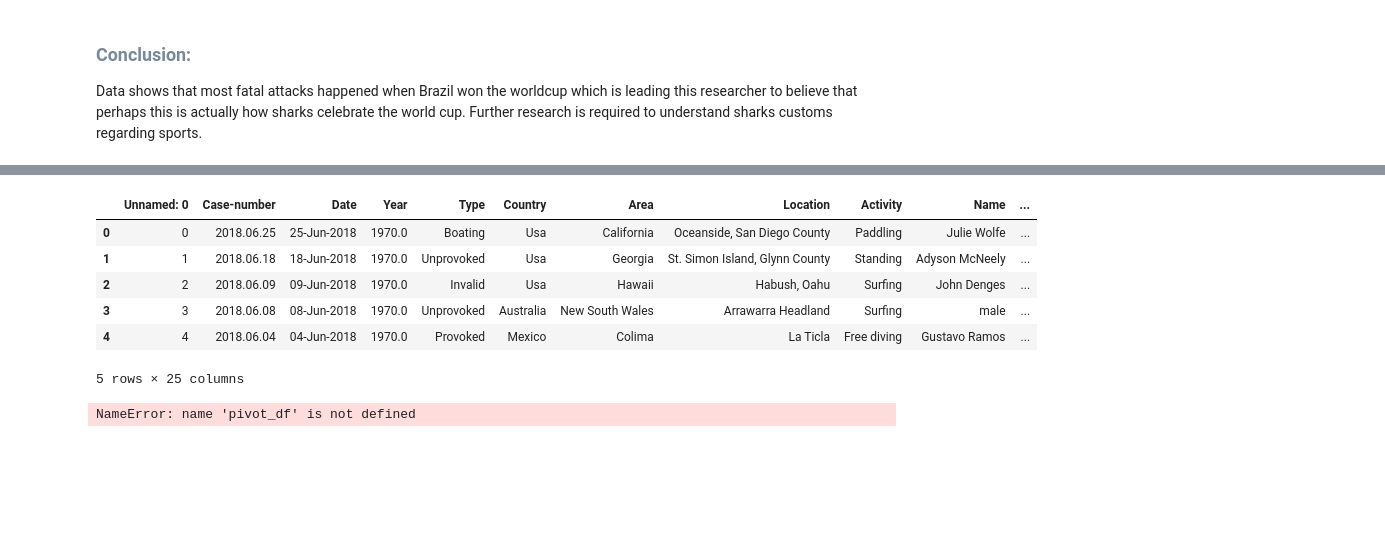
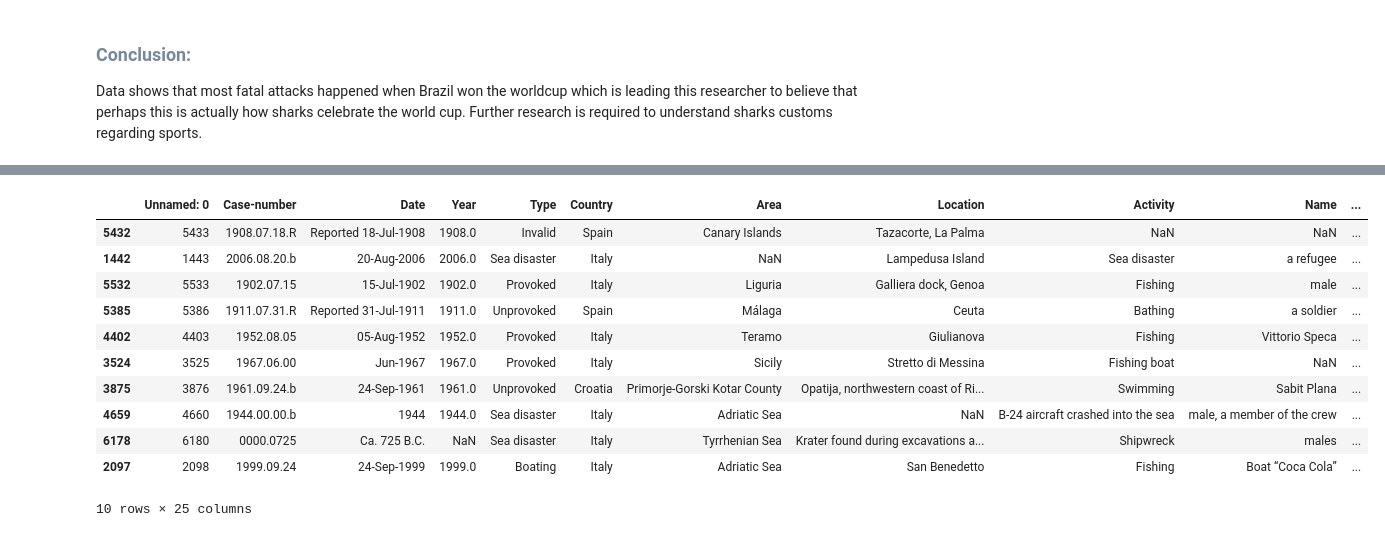
Before and after one commit to danidimarti/project1-csv_analysis, a Jupyter notebook: extraction-and-visualization.ipynb, the cells around one changed output, grey strips where cells are left out. Drawn from its saved outputs; the diff is of its cells as text; code cells hidden in the pictures; blank space fills up the shorter version.

```diff
--- a/extraction-and-visualization.ipynb
+++ b/extraction-and-visualization.ipynb
@@ -241,16 +193,0 @@ plt.axhline(y=4.96, xmin=0, xmax=2022, c='black', linewidth=0.5)
-# %%
-df['Year'] = pd.to_datetime(df['Year'])
-df.Year = pd.to_datetime(df.Year).dt.year
-df.head()
-# %% [output]
-|  | Unnamed: 0 | Case-number | Date | Year | Type | Country | Area | Location | Activity | Name | ... |
-| 0 | 0 | 2018.06.25 | 25-Jun-2018 | 1970.0 | Boating | Usa | California | Oceanside, San Diego County | Paddling | Julie Wolfe | ... |
-| 1 | 1 | 2018.06.18 | 18-Jun-2018 | 1970.0 | Unprovoked | Usa | Georgia | St. Simon Island, Glynn County | Standing | Adyson McNeely | ... |
-| 2 | 2 | 2018.06.09 | 09-Jun-2018 | 1970.0 | Invalid | Usa | Hawaii | Habush, Oahu | Surfing | John Denges | ... |
-| 3 | 3 | 2018.06.08 | 08-Jun-2018 | 1970.0 | Unprovoked | Australia | New South Wales | Arrawarra Headland | Surfing | male | ... |
-| 4 | 4 | 2018.06.04 | 04-Jun-2018 | 1970.0 | Provoked | Mexico | Colima | La Ticla | Free diving | Gustavo Ramos | ... |
-5 rows × 25 columns
-# %%
-pivot_df.head()
-# %% [output]
-NameError: name 'pivot_df' is not defined
@@ -272,0 +194,15 @@ df_index.sample(5)
+# %%
+df_global.sample(10)
+# %% [output]
+|  | Unnamed: 0 | Case-number | Date | Year | Type | Country | Area | Location | Activity | Name | ... |
+| 5432 | 5433 | 1908.07.18.R | Reported 18-Jul-1908 | 1908.0 | Invalid | Spain | Canary Islands | Tazacorte, La Palma | NaN | NaN | ... |
+| 1442 | 1443 | 2006.08.20.b | 20-Aug-2006 | 2006.0 | Sea disaster | Italy | NaN | Lampedusa Island | Sea disaster | a refugee | ... |
+| 5532 | 5533 | 1902.07.15 | 15-Jul-1902 | 1902.0 | Provoked | Italy | Liguria | Galliera dock, Genoa | Fishing | male | ... |
+| 5385 | 5386 | 1911.07.31.R | Reported 31-Jul-1911 | 1911.0 | Unprovoked | Spain | Málaga | Ceuta | Bathing | a soldier | ... |
+| 4402 | 4403 | 1952.08.05 | 05-Aug-1952 | 1952.0 | Provoked | Italy | Teramo | Giulianova | Fishing | Vittorio Speca | ... |
+| 3524 | 3525 | 1967.06.00 | Jun-1967 | 1967.0 | Provoked | Italy | Sicily | Stretto di Messina | Fishing boat | NaN | ... |
+| 3875 | 3876 | 1961.09.24.b | 24-Sep-1961 | 1961.0 | Unprovoked | Croatia | Primorje-Gorski Kotar County | Opatija, northwestern coast of Ri... | Swimming | Sabit Plana | ... |
+| 4659 | 4660 | 1944.00.00.b | 1944 | 1944.0 | Sea disaster | Italy | Adriatic Sea | NaN | B-24 aircraft crashed into the sea | male, a member of the crew | ... |
+| 6178 | 6180 | 0000.0725 | Ca. 725 B.C. | NaN | Sea disaster | Italy | Tyrrhenian Sea | Krater found during excavations a... | Shipwreck | males | ... |
+| 2097 | 2098 | 1999.09.24 | 24-Sep-1999 | 1999.0 | Boating | Italy | Adriatic Sea | San Benedetto | Fishing | Boat “Coca Cola” | ... |
+10 rows × 25 columns
```
Also changed, not shown: parts of 19 cells of this notebook, 2 other files.
